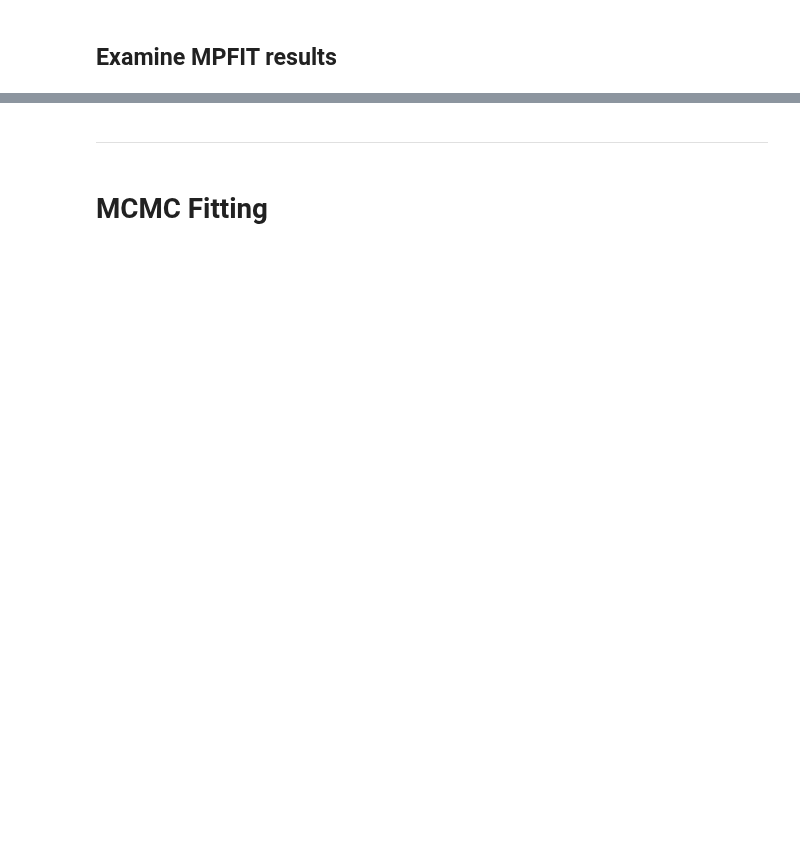
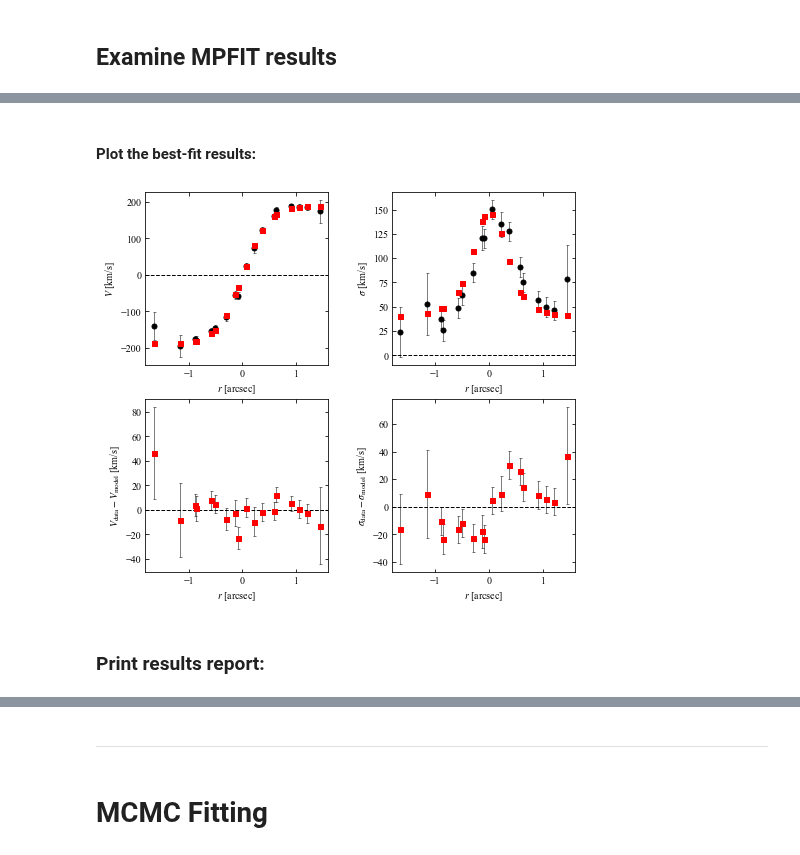
Before and after one commit to dysmalpy/dysmalpy, a Jupyter notebook: examples/notebooks/dysmalpy_example_fit_1D.ipynb, the cells around one changed output, grey strips where cells are left out. Drawn from its saved outputs; the diff is of its cells as text; code cells hidden in the pictures; blank space fills up the shorter version.

```diff
--- a/examples/notebooks/dysmalpy_example_fit_1D.ipynb
+++ b/examples/notebooks/dysmalpy_example_fit_1D.ipynb
@@ -231,9 +253,10 @@ gal.data = data1d
 # %%
 # Setup apertures: circular apertures placed on the cube for GS4_43501.
 
+profile1d_type = 'circ_ap_cube'    # Extraction in circular apertures placed on the cube
+
 aperture_radius = 0.5 * gal.instrument.beam.major.value
 
-profile1d_type = 'circ_ap_cube'
 moment_calc  = False    # 1D data was extracted using Gaussian fits
 
 gal.data.apertures = aperture_classes.setup_aperture_types(gal=gal,
@@ -242,6 +265,9 @@ gal.data.apertures = aperture_classes.setup_aperture_types(gal=gal,
                 from_data=True,
                 partial_weight=True,
                 moment=moment_calc)
+
+# Add profile1d_type to data:
+gal.data.profile1d_type = profile1d_type
 # %% [markdown]
 -----------------
 # %% [markdown]
@@ -267,7 +296,7 @@ mpfit_results = fitting.fit_mpfit(gal, oversample=oversample,
                                         maxiter=maxiter,
                                         do_plotting=do_plotting,
                                         outdir=outdir_mpfit,
-                                        plot_type='png')
+                                        plot_type=plot_type)
 # %% [output]
 INFO:DysmalPy:Making path=/Users/sedona/data/dysmalpy_test_examples/JUPYTER_OUTPUT_1D/MPFIT/
 INFO:DysmalPy:*************************************
@@ -296,0 +334,10 @@ Image(filename=filepath, width=600, height=570)
+# %% [markdown]
+#### Plot the best-fit results:
+# %%
+mpfit_results.plot_results(gal, fitdispersion=fitdispersion,
+                              oversample=oversample,
+                              f_plot_bestfit=None)
+# %% [output]
+[figure, added]
+# %% [markdown]
+### Print results report:
```
Also changed, not shown: parts of 38 cells of this notebook, 11 other files.
